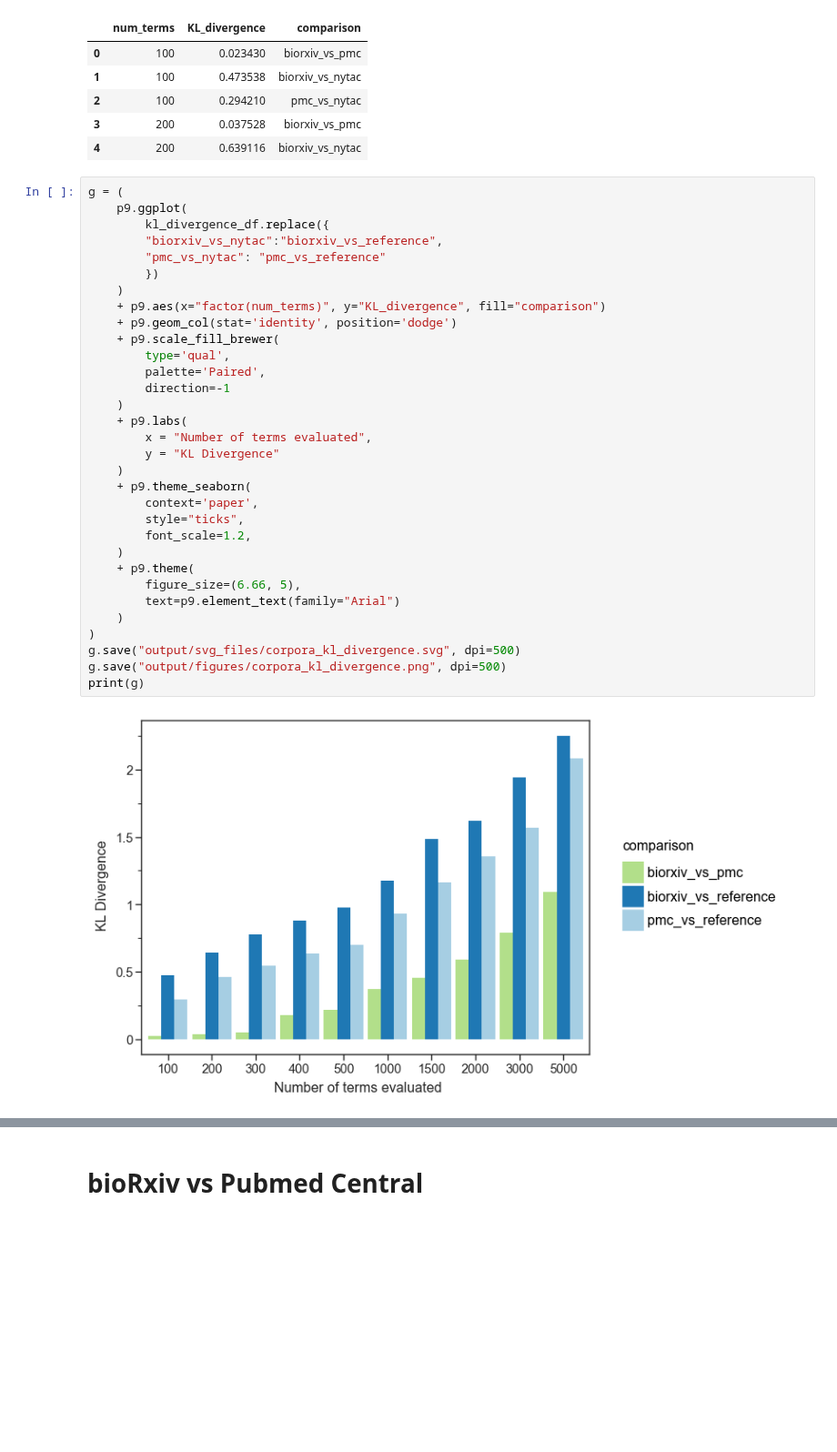
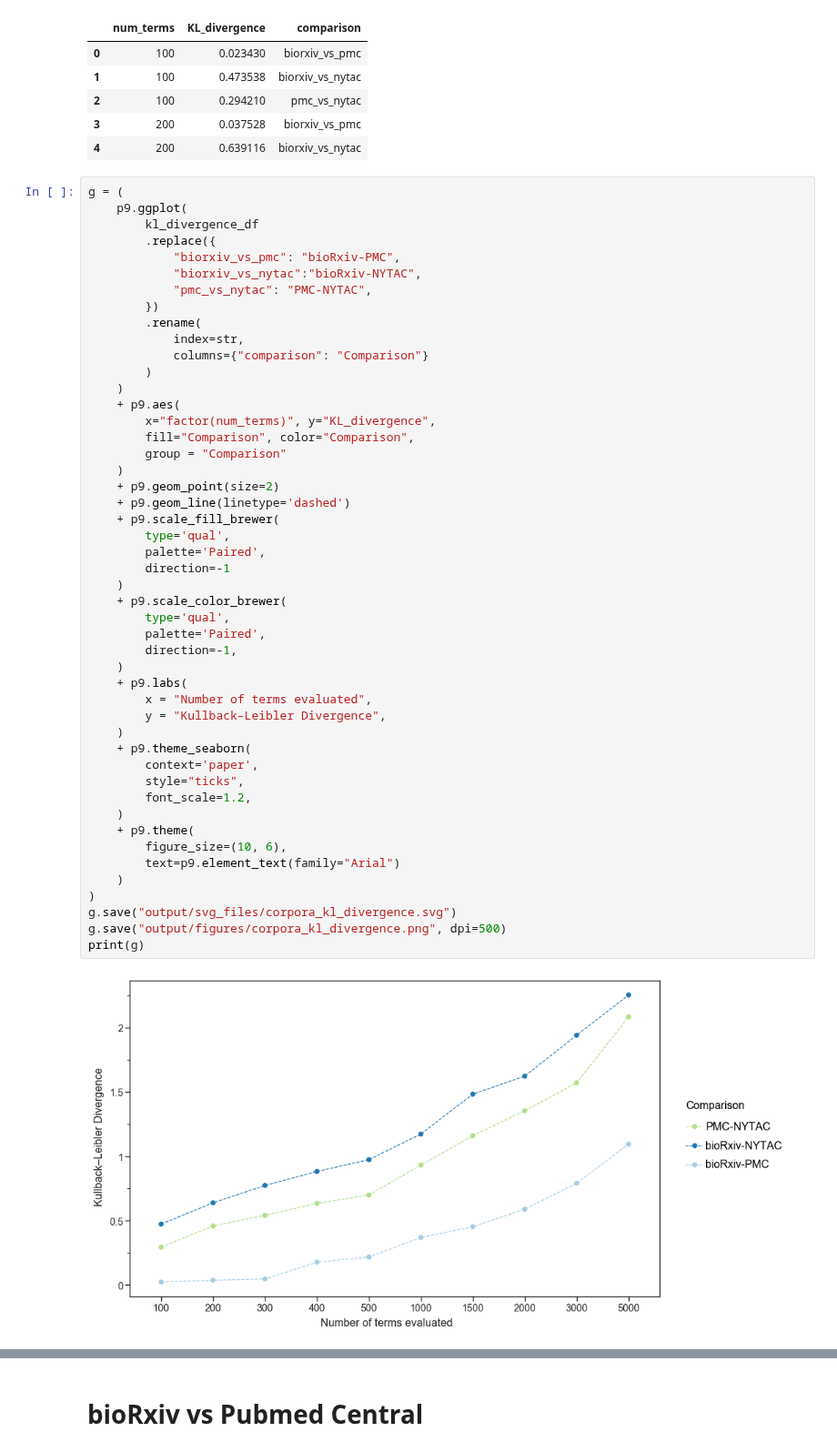
Before and after one commit to greenelab/annorxiver, a Jupyter notebook: biorxiv/corpora_comparison/figure_generator.ipynb, the cells around one changed output, grey strips where cells are left out. Shown at 91% size. Saved outputs shown, nothing was run; the diff lists cells and outputs as text; blank space fills up the shorter version.

Commit message:
Updated figures per manuscript feedback

```diff
--- a/biorxiv/corpora_comparison/figure_generator.ipynb
+++ b/biorxiv/corpora_comparison/figure_generator.ipynb
@@ -38,34 +37,50 @@ kl_divergence_df.head()
 # %%
 g = (
     p9.ggplot(
-        kl_divergence_df.replace({
-        "biorxiv_vs_nytac":"biorxiv_vs_reference",
-        "pmc_vs_nytac": "pmc_vs_reference"
+        kl_divergence_df
+        .replace({
+            "biorxiv_vs_pmc": "bioRxiv-PMC",
+            "biorxiv_vs_nytac":"bioRxiv-NYTAC",
+            "pmc_vs_nytac": "PMC-NYTAC",
         })
+        .rename(
+            index=str,
+            columns={"comparison": "Comparison"}
+        )
     )
-    + p9.aes(x="factor(num_terms)", y="KL_divergence", fill="comparison")
-    + p9.geom_col(stat='identity', position='dodge')
+    + p9.aes(
+        x="factor(num_terms)", y="KL_divergence",
+        fill="Comparison", color="Comparison",
+        group = "Comparison"
+    )
+    + p9.geom_point(size=2)
+    + p9.geom_line(linetype='dashed')
     + p9.scale_fill_brewer(
         type='qual',
         palette='Paired',
         direction=-1
     )
+    + p9.scale_color_brewer(
+        type='qual',
+        palette='Paired',
+        direction=-1,
+    )
     + p9.labs(
         x = "Number of terms evaluated",
-        y = "KL Divergence"
+        y = "Kullback–Leibler Divergence",
     )
     + p9.theme_seaborn(
         context='paper',
         style="ticks",
         font_scale=1.2,
     )
     + p9.theme(
-        figure_size=(6.66, 5),
+        figure_size=(10, 6),
         text=p9.element_text(family="Arial")
     )
 )
-g.save("output/svg_files/corpora_kl_divergence.svg", dpi=500)
+g.save("output/svg_files/corpora_kl_divergence.svg")
 g.save("output/figures/corpora_kl_divergence.png", dpi=500)
 print(g)
 # %% [output]
-[figure, old version]
+[figure, new version]
```
Also changed, not shown: parts of 28 cells of this notebook, 39 other files.
